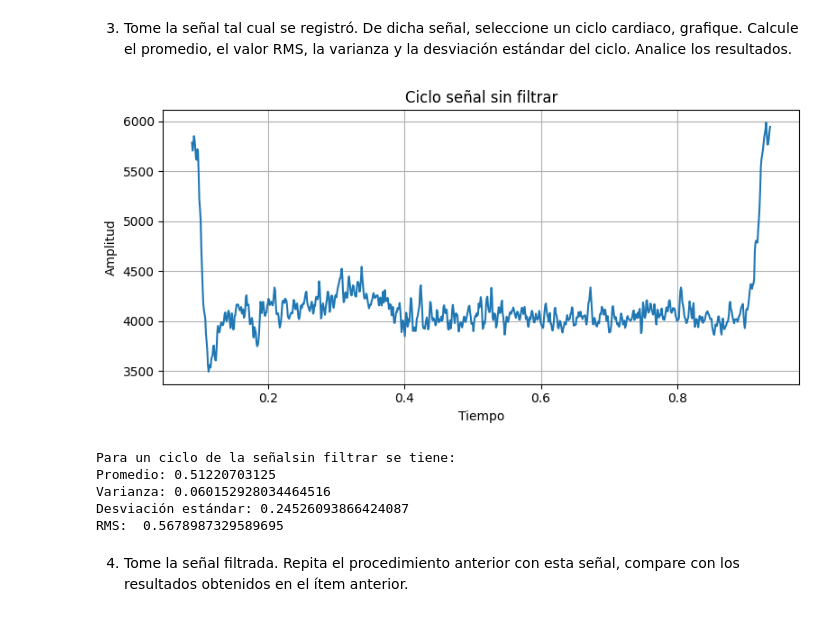
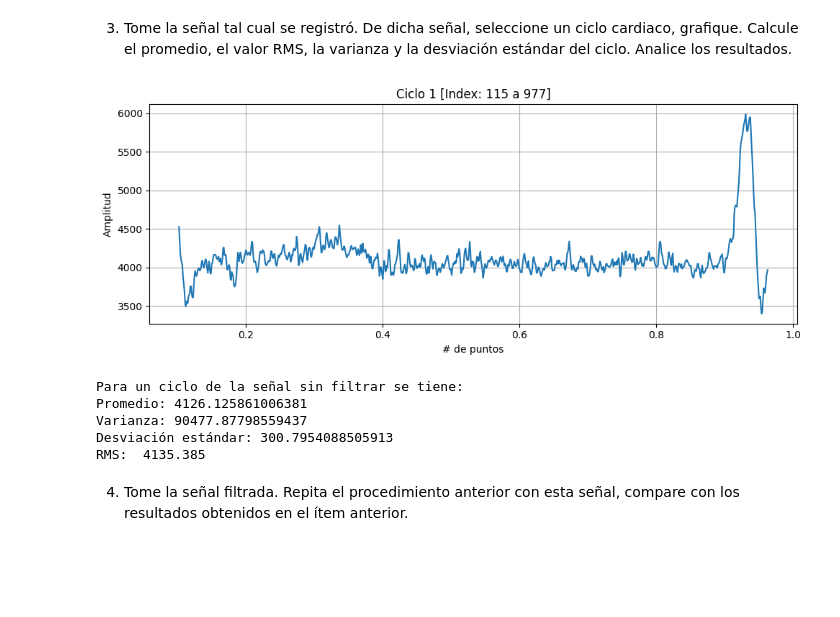
Before and after one commit to NataliaArenasP20/LaboratorioBiosenales, a Jupyter notebook: Practica_3/P3_NataliaArenas_DanielTamayo.ipynb, the cells around one changed output. Saved outputs shown, nothing was run; the diff lists cells and outputs as text; code cells hidden in the pictures; blank space fills up the shorter version.

```diff
--- a/Practica_3/P3_NataliaArenas_DanielTamayo.ipynb
+++ b/Practica_3/P3_NataliaArenas_DanielTamayo.ipynb
@@ -30,7 +31,7 @@ ECG_filtrada = signal['ECG_filtered']
 # %% [output]
 dict_keys(['__header__', '__version__', '__globals__', 'Fs', 'ECG_asRecording', 'ECG_filtered', 'EMG_filtered1', 'EMG_filtered2', 'EMG_asRecording1', 'EMG_asRecording2'])
 # %%
-def RMS (s): #Función RMS con argumento s
+def RMS(s): #Función RMS con argumento s
     size=s.size #se obtiene el número de datos y se guarda en size
 
     #Genero una variable vacía para el valor RMS
@@ -46,7 +47,7 @@ def RMS (s): #Función RMS con argumento s
     RMS_out=np.sqrt(1/size*RMS) #size es el número N de muestras
 
     #Retorno, se emplea el round con el fin de tomar 4 cifras decimales
-    return np.round(RMS_out,4)
+    return np.round(RMS_out,3)
 
 RMS(ECG) #Calcula el RMS de la señal ECG
 # %% [output]
@@ -133,37 +131,34 @@ plt.show()
 # %% [markdown]
  3. Tome la señal tal cual se registró. De dicha señal, seleccione un ciclo cardiaco, grafique. Calcule el
 promedio, el valor RMS, la varianza y la desviación estándar del ciclo. Analice los resultados.
-# %%
-
-def ciclo_senal(s,t,msg=""):
-
-    plt.figure(figsize=(8,4))
-    plt.plot(s, t)
-    plt.title('Ciclo señal '+msg)
-    plt.ylabel('Amplitud')
-    plt.xlabel('Tiempo')
-    plt.grid()
-
-    plt.tight_layout()
-    plt.show()
-
-    promedio = np.mean(s)
-    varianza = np.var(s)
-    desv_estand = np.std(s)
-    rms = np.sqrt(np.mean(s**2))
-    print("Para un ciclo de la señal"+msg+" se tiene:\nPromedio: "+str(promedio)+" \nVarianza: "+str(varianza)+" \nDesviación estándar: "+str(desv_estand)+" \nRMS:  "+str(rms))
-
-
-s= vector_ECG[90:960]
-t = ECG.T[90:960]
-ciclo_senal(s,t,"sin filtrar")
-# %% [output]
-[figure, removed]
-Para un ciclo de la señalsin filtrar se tiene:
-Promedio: 0.51220703125
-Varianza: 0.060152928034464516
-Desviación estándar: 0.24526093866424087
-RMS:  0.5678987329589695
+# %%
+#Señal sin filtrar
+start_c1,__=np.where(ECG.T==np.min(ECG.T[:500]))
+
+stop_c1,__=np.where(ECG.T==np.min(ECG.T[700:1000]))
+c1=ECG.T[int(start_c1):int(stop_c1)].T
+
+plt.figure(figsize=(10,4))
+plt.plot(vector_ECG[int(start_c1)-10:int(stop_c1)+10],ECG.T[int(start_c1)-10:int(stop_c1)+10])
+plt.title("Ciclo 1 [Index: "+str(int(start_c1))+" a "+str(int(stop_c1))+"]")
+plt.xlabel("# de puntos")
+plt.ylabel("Amplitud")
+plt.grid()
+plt.tight_layout()
+plt.show()
+
+valor_rms = RMS(c1)
+valor_desviacion = c1.std()
+valor_varianza = c1.var()
+valor_promedio = c1.mean()
+print("Para un ciclo de la señal sin filtrar se tiene:\nPromedio: "+str(valor_promedio)+" \nVarianza: "+str(valor_varianza)+" \nDesviación estándar: "+str(valor_desviacion)+" \nRMS:  "+str(valor_rms))
+# %% [output]
+[figure, added]
+Para un ciclo de la señal sin filtrar se tiene:
+Promedio: 4126.125861006381
+Varianza: 90477.87798559437
+Desviación estándar: 300.7954088505913
+RMS:  4135.385
 # %% [markdown]
 4.  Tome la señal filtrada. Repita el procedimiento anterior con esta señal, compare con los resultados
 obtenidos en el ítem anterior.
```
Also changed, not shown: parts of 11 cells of this notebook.
